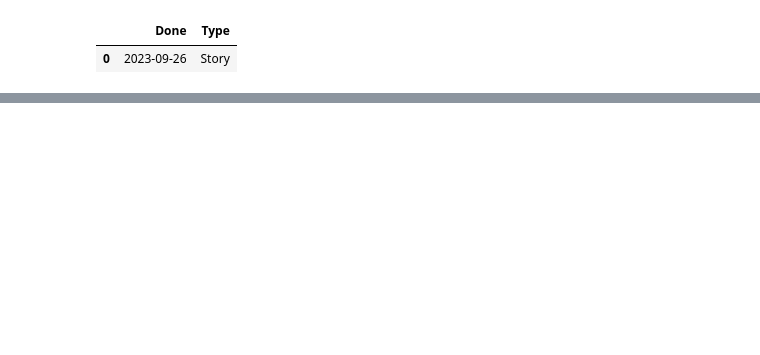
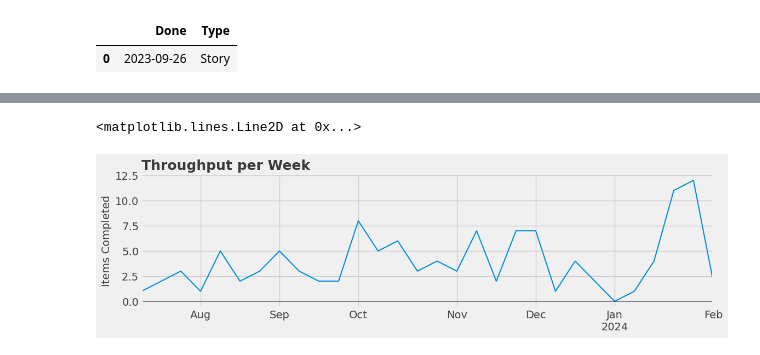
Before and after one commit to MorgooN/Analysis_Things, a Jupyter notebook: KanbanMonteCarlo/Monte-Karlo.ipynb, the cells around one changed output, grey strips where cells are left out. Saved outputs shown, nothing was run; the diff lists cells and outputs as text; code cells hidden in the pictures; blank space fills up the shorter version.

Commit message:
Calculating the throughput per week

```diff
--- a/KanbanMonteCarlo/Monte-Karlo.ipynb
+++ b/KanbanMonteCarlo/Monte-Karlo.ipynb
@@ -31,0 +29,23 @@ AttributeError: 'DataFrame' object has no attribute 'Done'
+# %%
+# Мы суммируем выполненные работы за день (TASK+BUG+STORY)
+# и выводим данные о производительности за день
+# чтобы получить краткий обзор результата.
+throughput = pd.crosstab(
+    kanban_data.Done, kanban_data.Type, colnames=[None]).reset_index()
+throughput['Throughput'] = throughput.Bug + throughput.Story + throughput.Task
+date_range = pd.date_range(
+    start=throughput.Done.min(), end=throughput.Done.max())
+throughput = throughput.set_index('Done').reindex(
+    date_range).fillna(0).astype(int).rename_axis('Date')
+throughput_per_week = pd.DataFrame(
+    throughput['Throughput'].resample('W-Mon').sum()).reset_index()
+ax = throughput_per_week.plot(
+    x='Date', y='Throughput', linewidth=1.5, figsize=(12, 3), legend=None)
+ax.set_title("Throughput per Week", loc='left', fontdict={
+             'fontsize': 18, 'fontweight': 'semibold'})
+ax.set_xlabel('')
+ax.set_ylabel('Items Completed')
+ax.axhline(y=0, color=lightgrey, alpha=.5)
+# %% [output]
+<matplotlib.lines.Line2D at 0x...>
+[figure, added]
```
Also changed, not shown: parts of 1 cell of this notebook.
